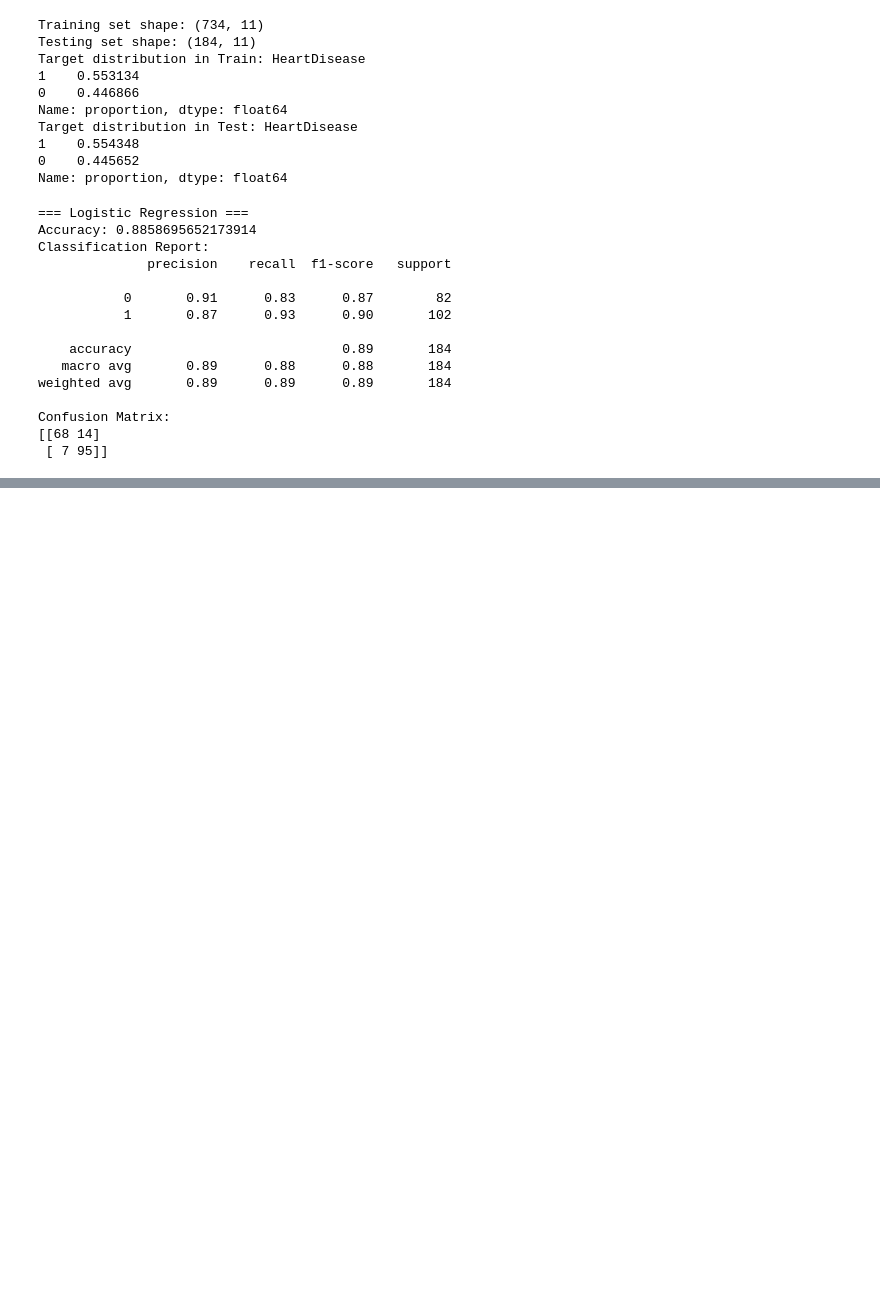
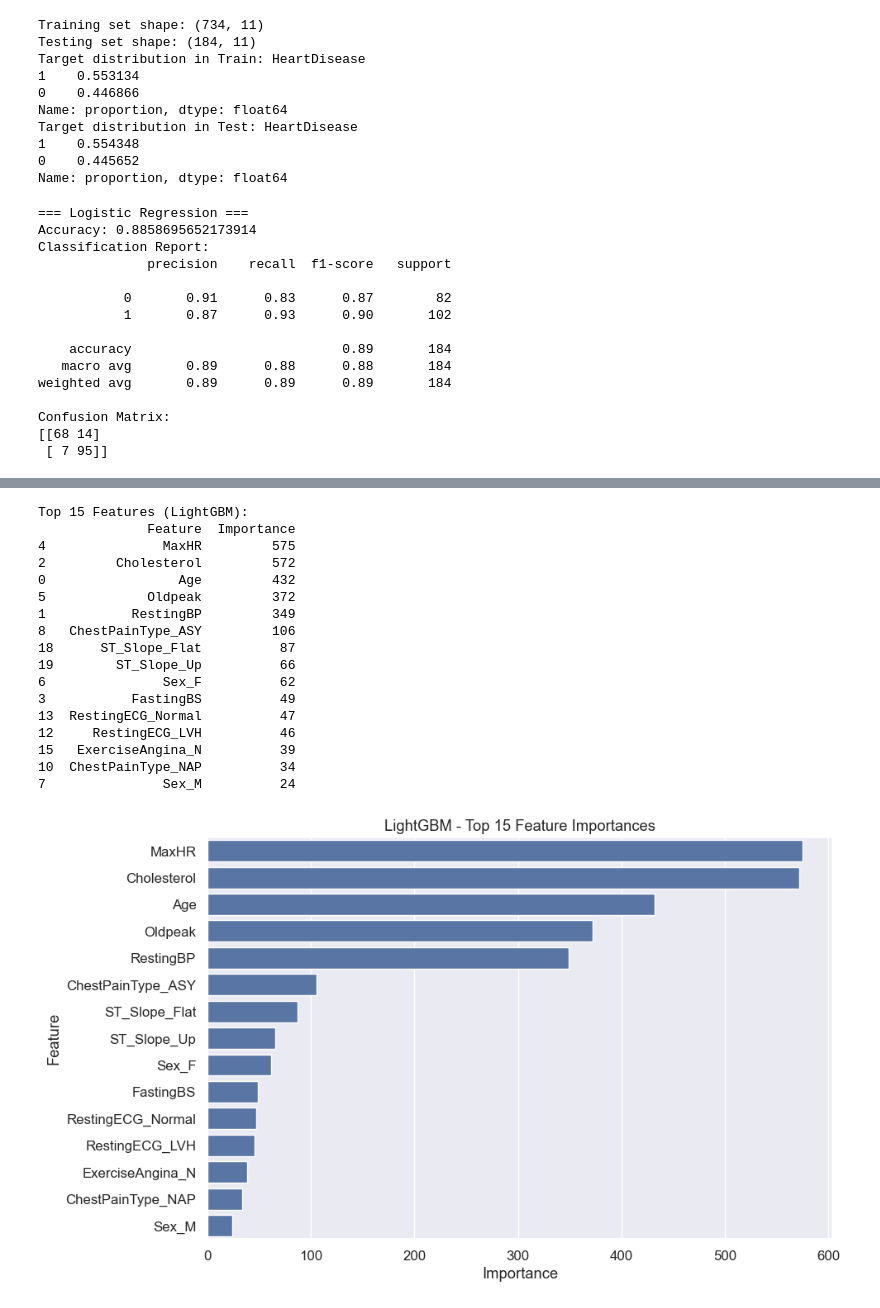
Before and after one commit to Tanvir-yzu/AI_ML-Expert-With-Phitron-Batch-01, a Jupyter notebook: Machine Learning/Module 06.ipynb, the cells around one changed output, grey strips where cells are left out. Saved outputs shown, nothing was run; the diff lists cells and outputs as text; code cells hidden in the pictures; blank space fills up the shorter version.

```diff
--- a/Machine Learning/Module 06.ipynb
+++ b/Machine Learning/Module 06.ipynb
@@ -428,0 +699,23 @@ ModuleNotFoundError: No module named 'xgboost'
+# %%
+# ======================
+# SVM Classifier
+# ======================
+
+model_svm = Pipeline(steps=[
+    ('preprocessor', preprocessor),
+    ('classifier', SVC(random_state=42, probability=True))  # probability=True দিলে predict_proba() কাজ করবে
+])
+
+# মডেল ট্রেন করা
+model_svm.fit(X_train, y_train)
+
+# প্রেডিকশন
+y_pred_svm = model_svm.predict(X_test)
+
+# ইভালুয়েশন
+print("=== SVM Classifier ===")
+print("Accuracy:", accuracy_score(y_test, y_pred_svm))
+print("Classification Report:")
+print(classification_report(y_test, y_pred_svm))
+print("Confusion Matrix:")
+print(confusion_matrix(y_test, y_pred_svm))
@@ -428,0 +817,40 @@ ModuleNotFoundError: No module named 'xgboost'
+# %%
+# ======================
+# LightGBM Feature Importance
+# ======================
+
+importances = model_lgbm.named_steps['classifier'].feature_importances_
+feature_importance_df = pd.DataFrame({
+    'Feature': all_features,
+    'Importance': importances
+}).sort_values(by='Importance', ascending=False)
+
+# টপ 15
+print("Top 15 Features (LightGBM):")
+print(feature_importance_df.head(15))
+
+# ভিজ্যুয়ালাইজেশন
+plt.figure(figsize=(10, 6))
+sns.barplot(x='Importance', y='Feature', data=feature_importance_df.head(15))
+plt.title("LightGBM - Top 15 Feature Importances")
+plt.tight_layout()
+plt.show()
+# %% [output]
+Top 15 Features (LightGBM):
+              Feature  Importance
+4               MaxHR         575
+2         Cholesterol         572
+0                 Age         432
+5             Oldpeak         372
+1           RestingBP         349
+8   ChestPainType_ASY         106
+18      ST_Slope_Flat          87
+19        ST_Slope_Up          66
+6               Sex_F          62
+3           FastingBS          49
+13  RestingECG_Normal          47
+12     RestingECG_LVH          46
+15   ExerciseAngina_N          39
+10  ChestPainType_NAP          34
+7               Sex_M          24
+[figure, added]
```
Also changed, not shown: parts of 18 cells of this notebook, 1 other file.
